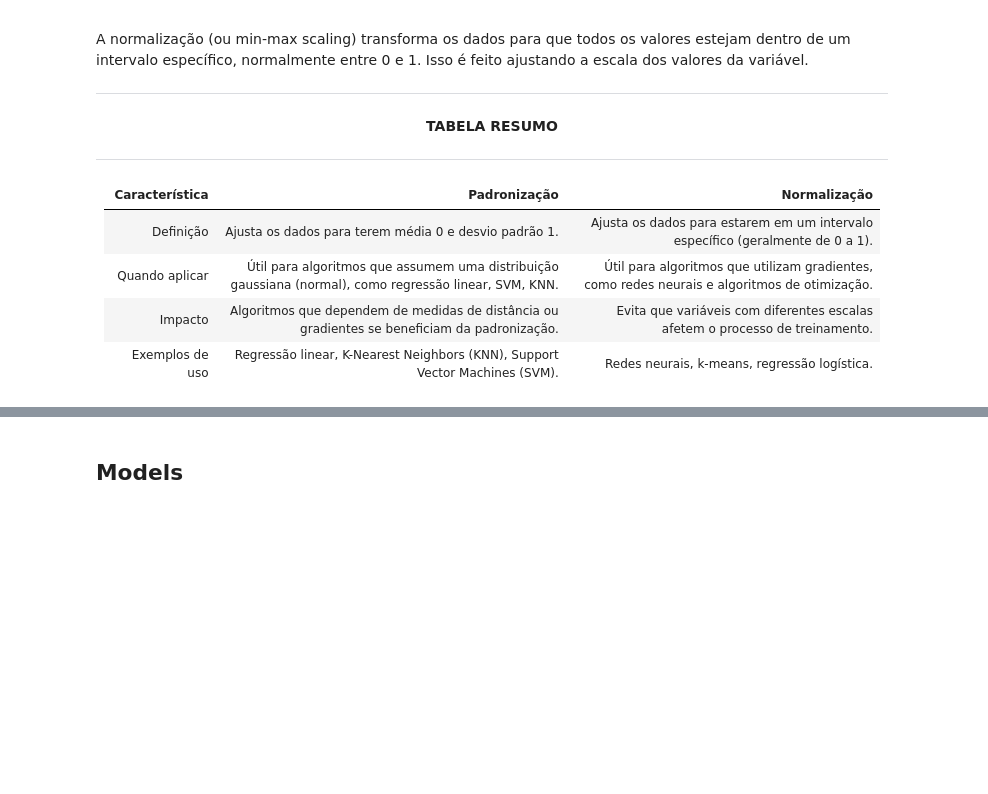
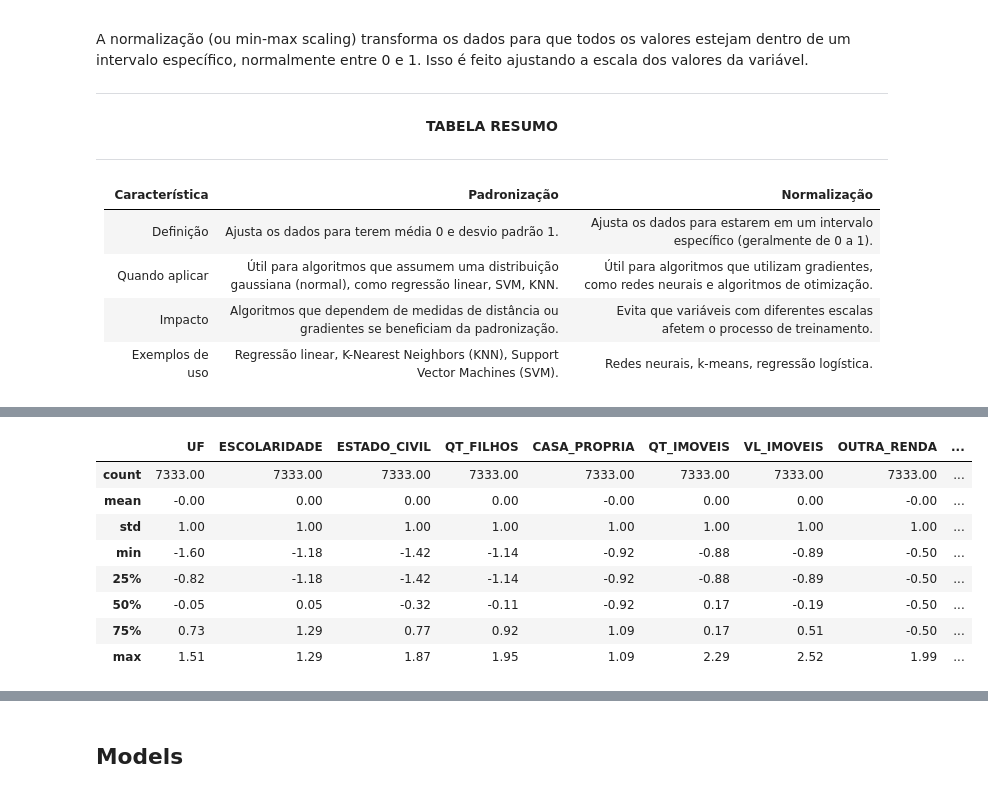
Before and after one commit to AnnaPaulaFigueiredo/credit-score, a Jupyter notebook: code/machine_learning_models.ipynb, the cells around one changed output, grey strips where cells are left out. Cells and saved outputs as stored; diff of their text form; code cells hidden in the pictures; blank space fills up the shorter version.

```diff
--- a/code/machine_learning_models.ipynb
+++ b/code/machine_learning_models.ipynb
@@ -116,7 +116,7 @@ def discretize_variable_with_map(df, variable, target=None, technique='equal_wid
 # %% [markdown]
 ## Load Data
 # %%
-df = pd.read_csv("dados_credito_pos_eda.csv")
+df = pd.read_csv("../datasets/dados_credito_pos_eda.csv")
 df.head()
 # %% [output]
 |  | UF | IDADE | ESCOLARIDADE | ESTADO_CIVIL | QT_FILHOS | CASA_PROPRIA | QT_IMOVEIS | VL_IMOVEIS | ... |
@@ -222,8 +238,6 @@ _Label Encoding_
 
     Substitui as categorias por números inteiros, mas pode introduzir uma ordem implícita.
 # %%
-import pandas as pd
-
 def one_hot_encode(df, column):
     """
     Função que realiza One-Hot Encoding de uma coluna e retorna o DataFrame com as colunas dummies,
@@ -258,7 +272,7 @@ def label_encoder(df, variable):
 
     return df, label_mapping
 
-def apply_encoding(df, column, encoding_map, encoding_type):
+def apply_encoding(df, column, encoding_map, encoding_type, default_value=None):
     """
     Aplica One-Hot Encoding ou Label Encoding com base no tipo de codificação passado.
 
@@ -267,19 +281,23 @@ def apply_encoding(df, column, encoding_map, encoding_type):
     - column: Nome da coluna a ser codificada.
     - encoding_map: Dicionário com o mapeamento de codificação.
     - encoding_type: Tipo de codificação ('onehot' ou 'label').
+    - default_value: Valor padrão a ser atribuído para valores não mapeados.
 
     Retorna:
     - DataFrame com a coluna codificada.
     """
-    if encoding_type == 'onehot':
+    if encoding_type == 'label':
+        # Se default_value for None, forneça um valor padrão
+        if default_value is None:
+            default_value = -1  # ou outro valor que faça sentido para o seu contexto
 
+        # Aplicar o mapeamento, e valores fora do mapa recebem o valor default
+        df[column] = df[column].map(encoding_map).fillna(default_value)
+
+    elif encoding_type == 'onehot':
+        # Para One-Hot Encoding, geramos colunas de acordo com o mapeamento existente
         for col, map_col in encoding_map.items():
             df[map_col] = (df[column] == col.split('_')[1]).astype(int)
-
-    elif encoding_type == 'label':
-
-        df[column] = df[column].map(encoding_map)
-
     else:
         raise ValueError("Tipo de codificação inválido. Escolha 'onehot' ou 'label'.")
 
@@ -384,0 +406,3 @@ X_test_scaled = apply_scaling(X_test, cols_to_scaler, scaler_x)
+# %%
+num_cols = X_train.select_dtypes(include=['int', 'float']).columns.to_list()
+num_cols
@@ -384,0 +428,14 @@ X_test_scaled = apply_scaling(X_test, cols_to_scaler, scaler_x)
+# %%
+X_train_scaled, scaler_x = scale_data(X_train, num_cols, method='standard')
+X_test_scaled = apply_scaling(X_test, num_cols, scaler_x)
+X_train_scaled.describe()
+# %% [output]
+|  | UF | ESCOLARIDADE | ESTADO_CIVIL | QT_FILHOS | CASA_PROPRIA | QT_IMOVEIS | VL_IMOVEIS | OUTRA_RENDA | ... |
+| count | 7333.00 | 7333.00 | 7333.00 | 7333.00 | 7333.00 | 7333.00 | 7333.00 | 7333.00 | ... |
+| mean | -0.00 | 0.00 | 0.00 | 0.00 | -0.00 | 0.00 | 0.00 | -0.00 | ... |
+| std | 1.00 | 1.00 | 1.00 | 1.00 | 1.00 | 1.00 | 1.00 | 1.00 | ... |
+| min | -1.60 | -1.18 | -1.42 | -1.14 | -0.92 | -0.88 | -0.89 | -0.50 | ... |
+| 25% | -0.82 | -1.18 | -1.42 | -1.14 | -0.92 | -0.88 | -0.89 | -0.50 | ... |
+| 50% | -0.05 | 0.05 | -0.32 | -0.11 | -0.92 | 0.17 | -0.19 | -0.50 | ... |
+| 75% | 0.73 | 1.29 | 0.77 | 0.92 | 1.09 | 0.17 | 0.51 | -0.50 | ... |
+| max | 1.51 | 1.29 | 1.87 | 1.95 | 1.09 | 2.29 | 2.52 | 1.99 | ... |
```
Also changed, not shown: parts of 29 cells of this notebook, 1 other file.
